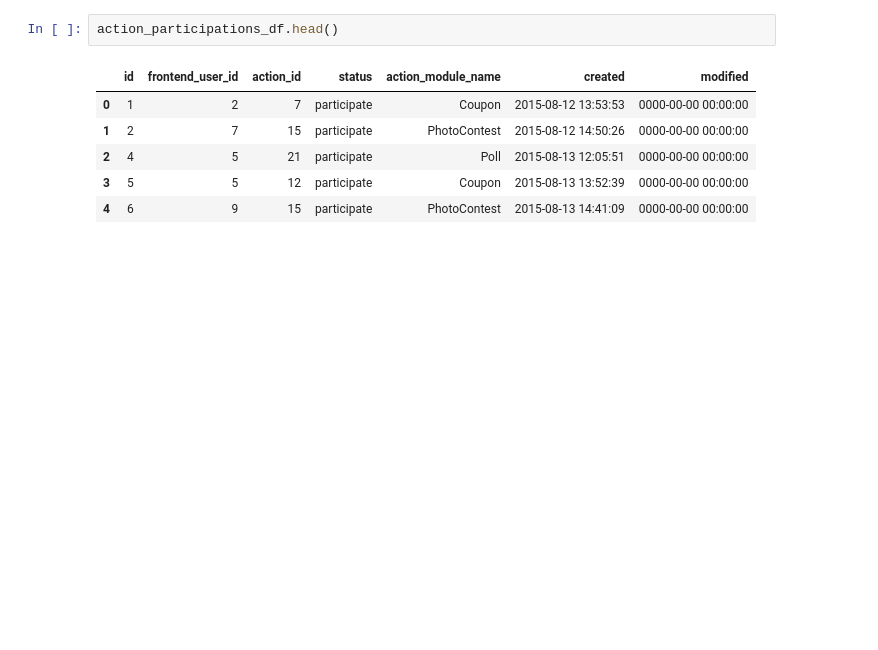
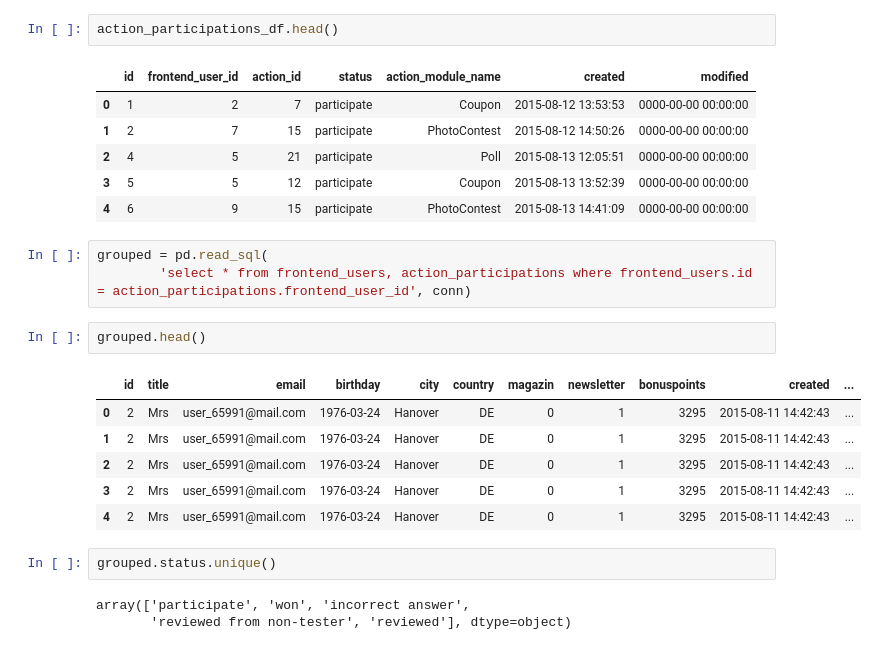
Before and after one commit to aleksandarskrbic/dm-task, a Jupyter notebook: davies_meyer.ipynb, the cells around one changed output. Saved outputs shown, nothing was run; the diff lists cells and outputs as text; blank space fills up the shorter version.

```diff
--- a/davies_meyer.ipynb
+++ b/davies_meyer.ipynb
@@ -273,3 +271,20 @@ action_participations_df.head()
 | 2 | 4 | 5 | 21 | participate | Poll | 2015-08-13 12:05:51 | 0000-00-00 00:00:00 |
 | 3 | 5 | 5 | 12 | participate | Coupon | 2015-08-13 13:52:39 | 0000-00-00 00:00:00 |
 | 4 | 6 | 9 | 15 | participate | PhotoContest | 2015-08-13 14:41:09 | 0000-00-00 00:00:00 |
+# %%
+grouped = pd.read_sql(
+        'select * from frontend_users, action_participations where frontend_users.id = action_participations.frontend_user_id', conn)
+# %%
+grouped.head()
+# %% [output]
+|  | id | title | email | birthday | city | country | magazin | newsletter | bonuspoints | created | ... |
+| 0 | 2 | Mrs | user_65991@mail.com | 1976-03-24 | Hanover | DE | 0 | 1 | 3295 | 2015-08-11 14:42:43 | ... |
+| 1 | 2 | Mrs | user_65991@mail.com | 1976-03-24 | Hanover | DE | 0 | 1 | 3295 | 2015-08-11 14:42:43 | ... |
+| 2 | 2 | Mrs | user_65991@mail.com | 1976-03-24 | Hanover | DE | 0 | 1 | 3295 | 2015-08-11 14:42:43 | ... |
+| 3 | 2 | Mrs | user_65991@mail.com | 1976-03-24 | Hanover | DE | 0 | 1 | 3295 | 2015-08-11 14:42:43 | ... |
+| 4 | 2 | Mrs | user_65991@mail.com | 1976-03-24 | Hanover | DE | 0 | 1 | 3295 | 2015-08-11 14:42:43 | ... |
+# %%
+grouped.status.unique()
+# %% [output]
+array(['participate', 'won', 'incorrect answer',
+       'reviewed from non-tester', 'reviewed'], dtype=object)
```
Also changed, not shown: parts of 12 cells of this notebook.
